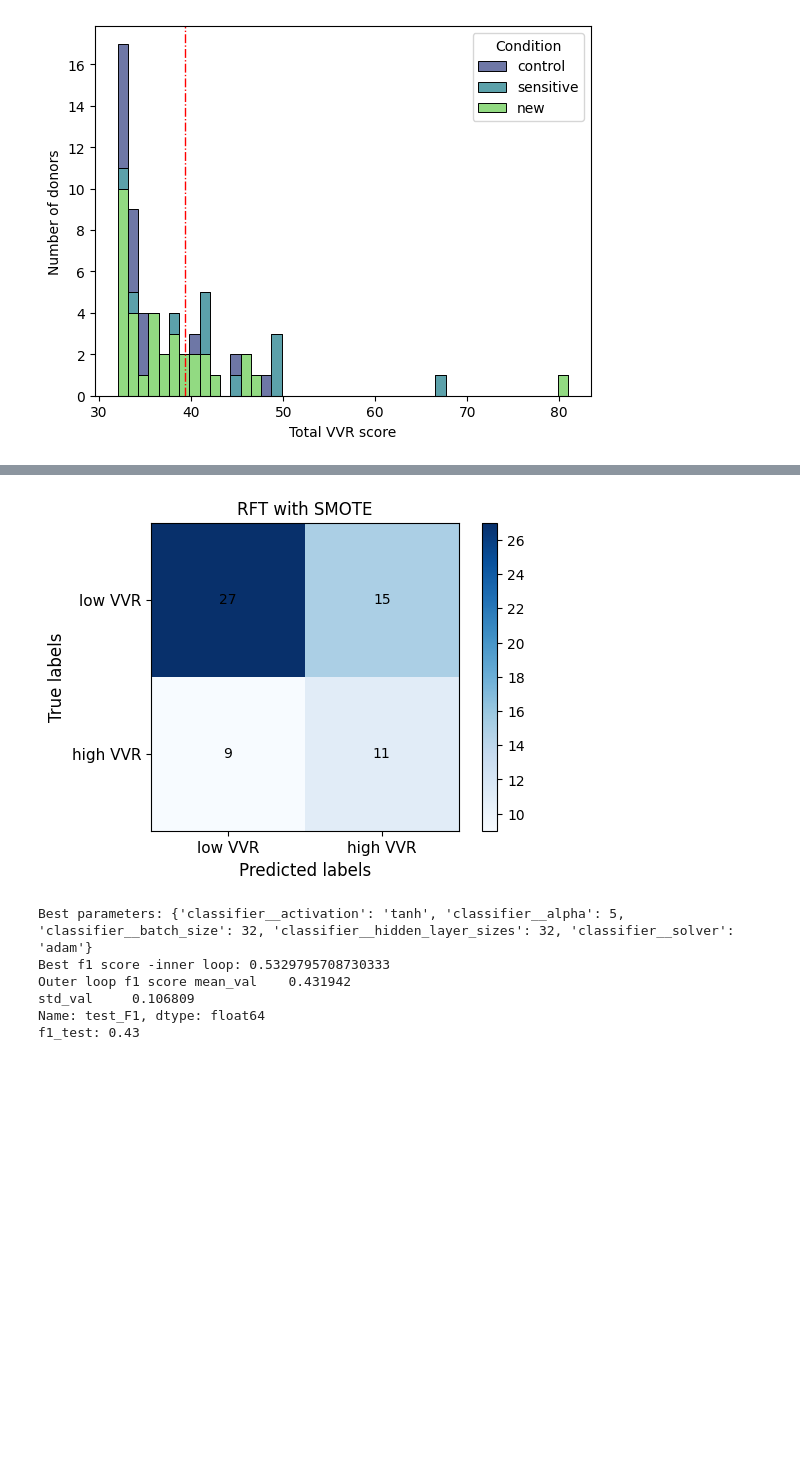
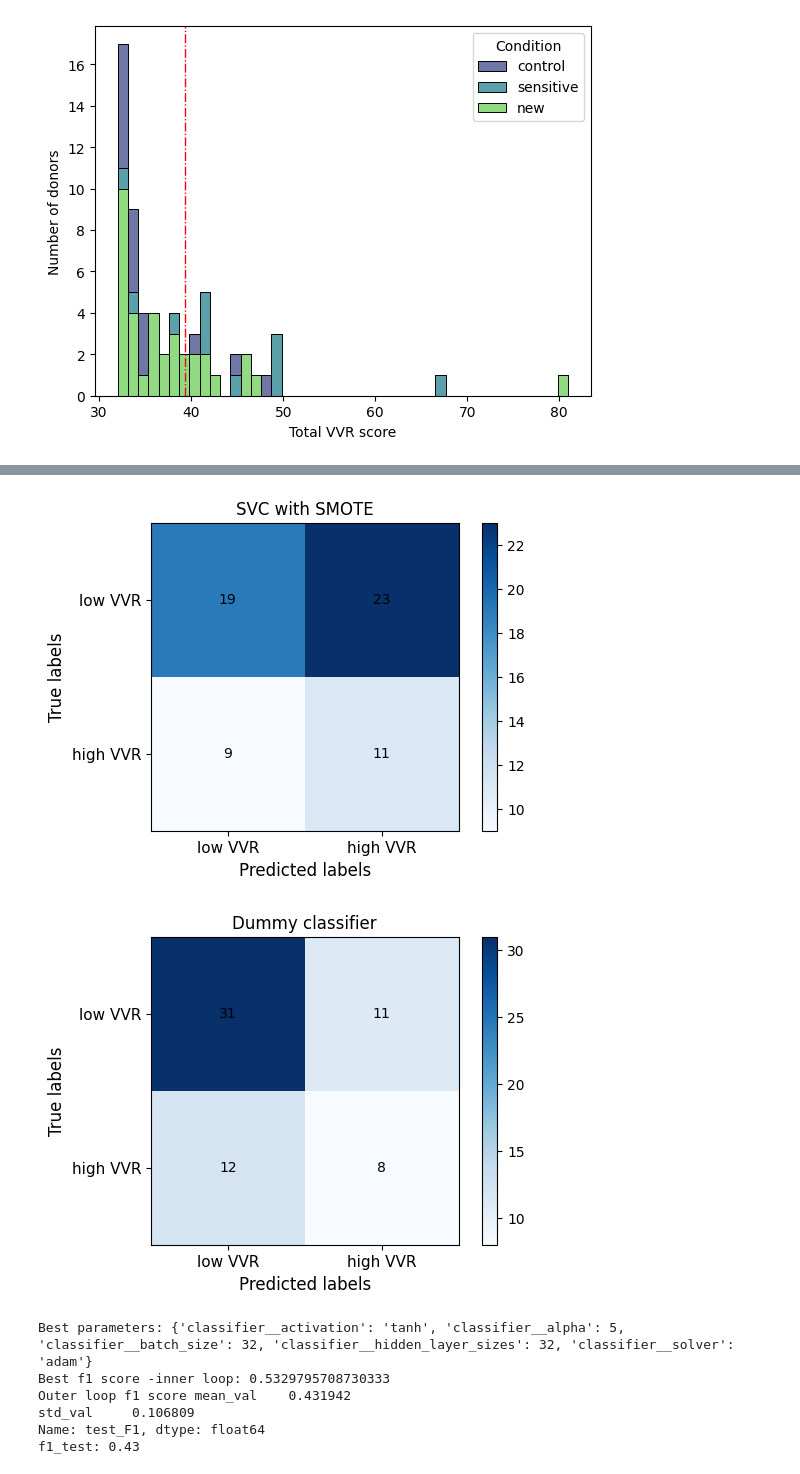
Before and after one commit to turkilerimeliz/Faint-Project, a Jupyter notebook: Model_Implementation.ipynb, the cells around one changed output, grey strips where cells are left out. Saved outputs shown, nothing was run; the diff lists cells and outputs as text; code cells hidden in the pictures; blank space fills up the shorter version.

```diff
--- a/Model_Implementation.ipynb
+++ b/Model_Implementation.ipynb
@@ -505,6 +536,11 @@ preprocessor_m = ColumnTransformer(
 )
 # %%
 # define pipelines for each model - oversampling matches
+
+pipe_dummy_str = Pipeline([
+    ('preprocess', preprocessor_m),
+    ('classifier', DummyClassifier( random_state=random_number, strategy='stratified'))
+    ])
 
 pipe_svc_ros = Pipeline([
     ('oversample', RandomOverSampler(sampling_strategy='auto', random_state=random_number)),
@@ -553,6 +589,10 @@ pipe_mlp_smote = Pipeline([
     ])
 # %%
 # define grid parameters for each model:
+
+grid_param_dummy= {'classifier__random_state':[ random_number ]
+                 }
+
 
 grid_param_svc= {'classifier__kernel':[ 'rbf' ]
                  }
@@ -580,3 +620,13 @@ grid_param_mlp ={'classifier__hidden_layer_sizes':[ (64,32), (64), (32),(16)],
                  'classifier__batch_size':[32, 64],
                  'classifier__alpha':[ 1,  2, 5, 10]
                  }
+# %%
+# fit the models for dummy classifier
+score_master, df_dummy_str, best_dummy_str, cm_dummy_str, para_dummy_str, val_dummy_str = train_model (pipe_dummy_str,
+                                                                                                        grid_param_dummy,
+                                                                                                        "dummy_str",
+                                                                                                        X_train_m,
+                                                                                                        y_train,
+                                                                                                        X_test_m,
+                                                                                                        y_test
+                                                                                                        )
@@ -941,7 +1007,8 @@ def conf_matrix_plt(cm, title):
       text.set_color("black")
 # %%
 # report confusion matrix for three model
+conf_matrix_plt(cm_rft_smote, "RFT with SMOTE")
 conf_matrix_plt(cm_mlp_smote, "MLP with SMOTE")
 conf_matrix_plt(cm_svc_smote, "SVC with SMOTE")
-conf_matrix_plt(cm_rft_smote, "RFT with SMOTE")
+conf_matrix_plt(cm_dummy_str, "Dummy classifier")
 # %% [output]
@@ -950,4 +1017,5 @@ conf_matrix_plt(cm_rft_smote, "RFT with SMOTE")
-[figure, old version]
+[figure, new version]
+[figure, added]
 # %%
 # preprocessors for somatosensory sample --  numeric + categorical features
 preprocessor_s= ColumnTransformer(
```
Also changed, not shown: parts of 39 cells of this notebook.
